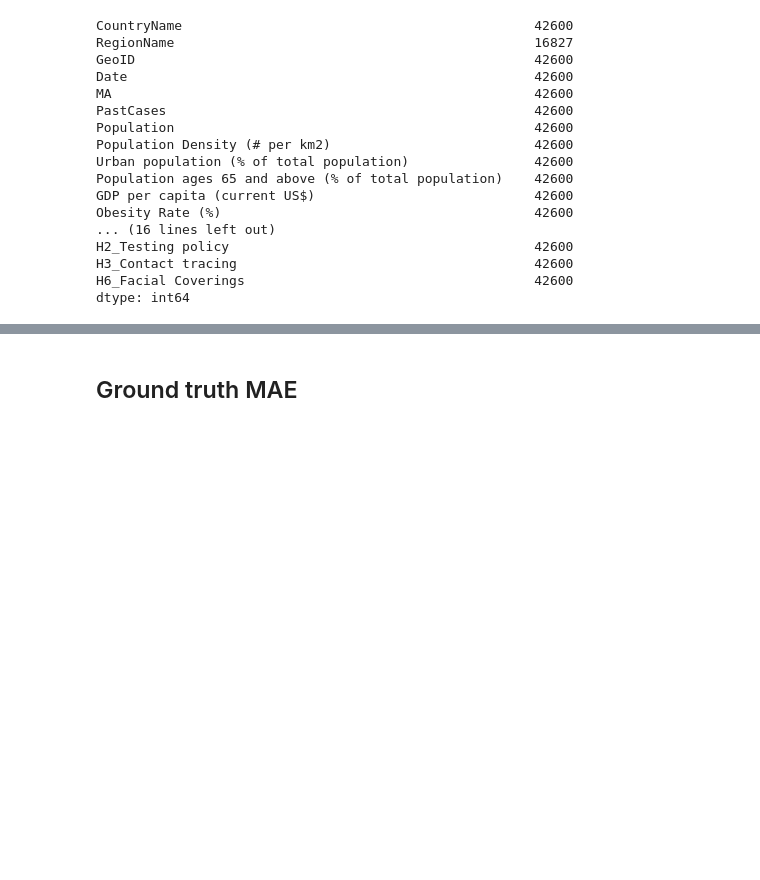
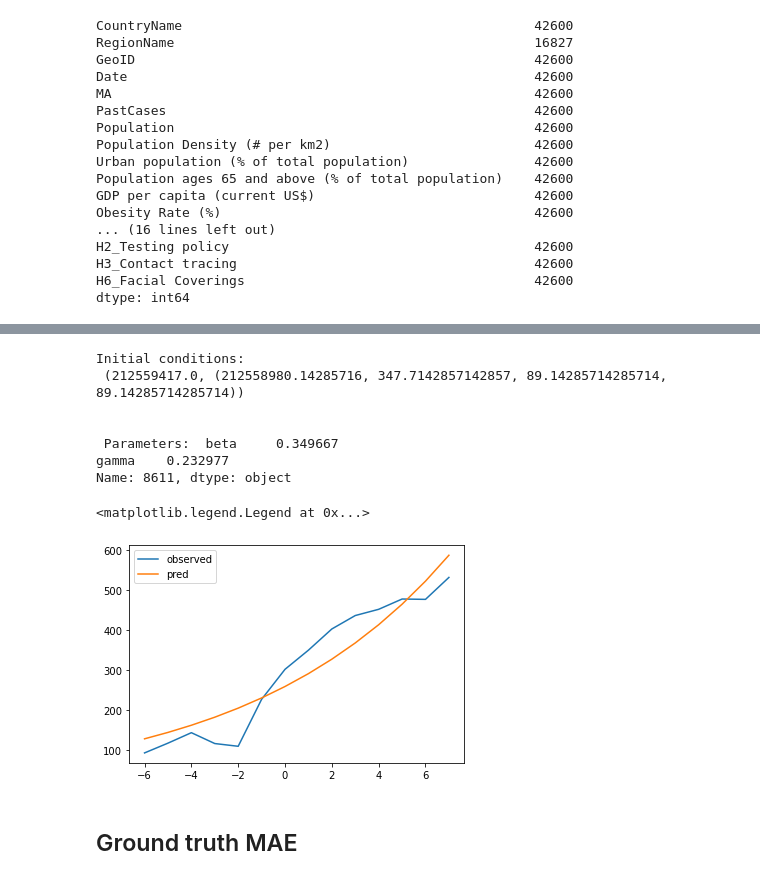
Before and after one commit to riccardoscheda/Bologna-Against-COVID, a Jupyter notebook: personal/FD/SIR_parameters.ipynb, the cells around one changed output, grey strips where cells are left out. Drawn from its saved outputs; the diff is of its cells as text; code cells hidden in the pictures; blank space fills up the shorter version.

```diff
--- a/personal/FD/SIR_parameters.ipynb
+++ b/personal/FD/SIR_parameters.ipynb
@@ -237,3 +233,32 @@ plt.legend()
+# %%
+i=random.randint(0,df_pars.shape[0]-1)
+
+date_i=df_pars.iloc[i,:]['Date']
+gid_i=df_pars.iloc[i,:]['GeoID']
+
+pars=df_pars.iloc[i,:][['beta','gamma']]
+print('Initial conditions: \n',Sparf.row_initial_conditions(Sparf.df.loc[(Sparf.df.GeoID==gid_i) &
+                                                (Sparf.df.Date==pd.to_datetime(date_i)),
+                                                :].iloc[0,:]))
+print('\n\n Parameters: ',pars)
+obs_cases_i=Sparf.df.loc[(Sparf.df.GeoID==gid_i) &
+                                                (Sparf.df.Date==pd.to_datetime(date_i)),
+                         Sparf.fit_ids].iloc[0,1:]
+y_pred_cases=Sparf.row_predict(gid_i,date_i,pars)
+plt.plot(Sparf.time_integ[1:],obs_cases_i,
+         label='observed')
+plt.plot(Sparf.time_integ[1:],y_pred_cases,label='pred')
+plt.legend()
+# %% [output]
+Initial conditions:
+ (212559417.0, (212558980.14285716, 347.7142857142857, 89.14285714285714, 89.14285714285714))
+
+
+ Parameters:  beta     0.349667
+gamma    0.232977
+Name: 8611, dtype: object
+<matplotlib.legend.Legend at 0x...>
+[figure, added]
 # %% [markdown]
 ## Ground truth MAE
 # %% [markdown]
```
Also changed, not shown: parts of 13 cells of this notebook, 1 other file.
